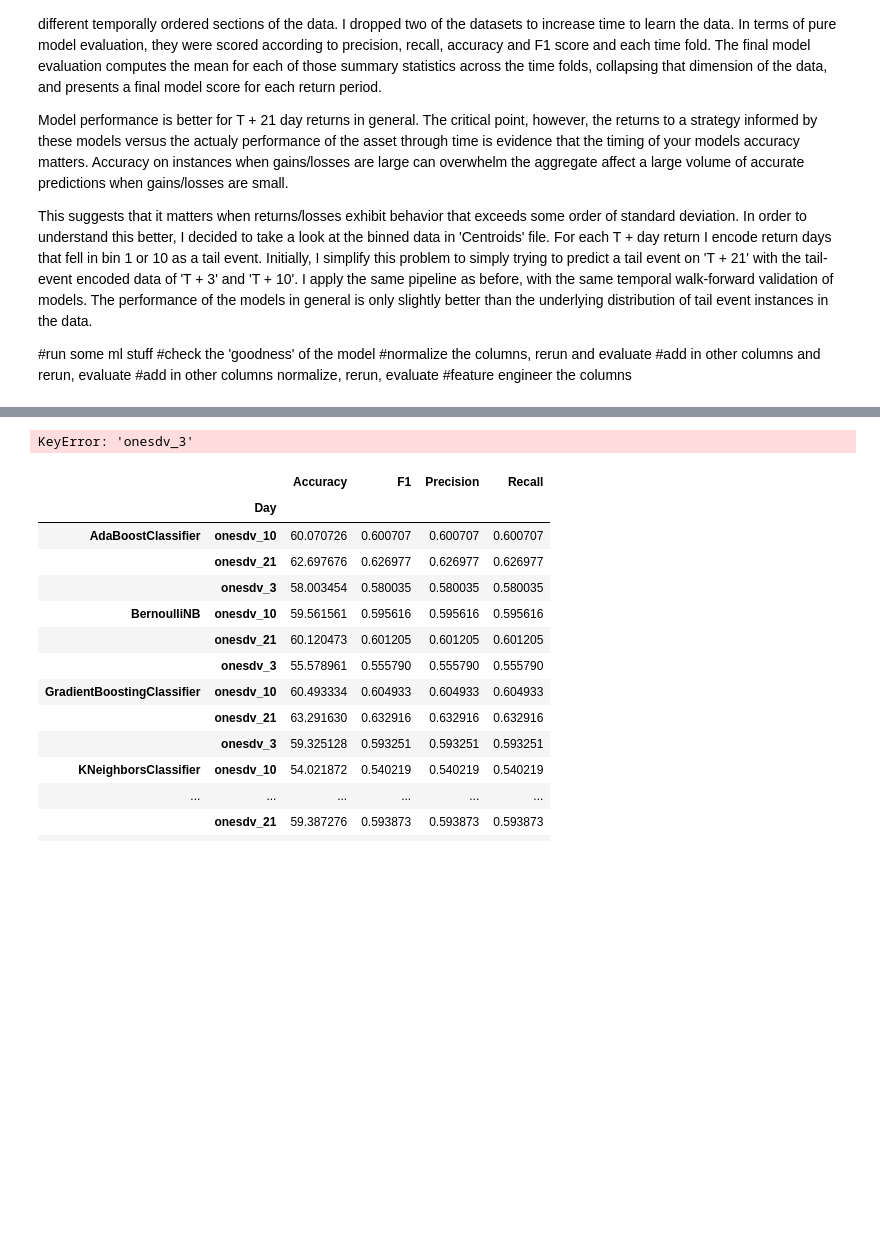
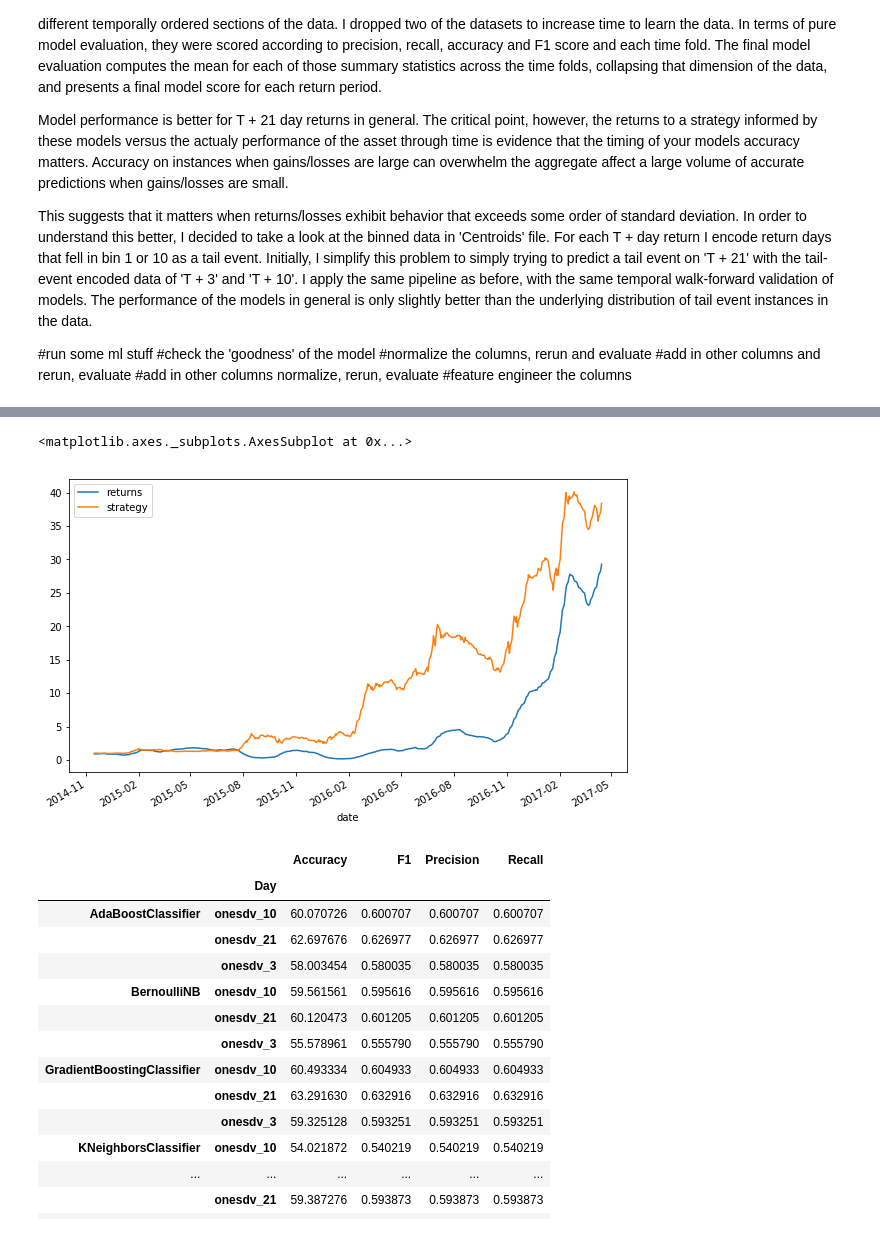
Before and after one commit to eliekawerk/trading, a Jupyter notebook: spx_ml.ipynb, the cells around one changed output, grey strips where cells are left out. Saved outputs shown, nothing was run; the diff lists cells and outputs as text; code cells hidden in the pictures; blank space fills up the shorter version.

```diff
--- a/spx_ml.ipynb
+++ b/spx_ml.ipynb
@@ -168,3 +191,9 @@ log = log.dropna(axis=1)
+# %%
+model_test_period_returns['RandomForestClassifier_21'][['returns', 'strategy']].dropna().cumsum(
+                ).apply(np.exp).plot(figsize=(10,6))
+# %% [output]
+<matplotlib.axes._subplots.AxesSubplot at 0x...>
+[figure, added]
 # %%
 centroids = pd.read_csv('/Users/livingdharma/Downloads/ProgrammingTest/spxFwdRetHistQCentroids.csv')
 centroids['date'] = centroids['Date'].apply(xldate_to_datetime)
@@ -208,52 +237,47 @@ classifiers = [
 log_cols=["Day", "Classifier", "Fold", "Accuracy", "Precision", "Recall", "F1"]
 log = pd.DataFrame(columns=log_cols)
 
-test_pred_cols = ['Day', 'Classifier', 'Predictions']
-test_preds = pd.DataFrame(columns=test_pred_cols)
+# test_pred_cols = ['Day', 'Classifier', 'Predictions']
+# test_preds = pd.DataFrame(columns=test_pred_cols)
 
 model_test_period_returns = {}
 
-#todo
+
 for day in ["onesdv_3", "onesdv_10", "onesdv_21"]:
 
     for clf in classifiers:
 
+        name = clf.__class__.__name__
+
         tscv = TimeSeriesSplit(n_splits=10)
         fold = 1
         for train_index, test_index in tscv.split(features_targets[features]):
-            #print(test_index)
+
+            #accounting
             X_train = features_targets[features][:train_index[-1]]
             y_train = features_targets[day][:train_index[-1]]
             X_test = features_targets[features][train_index[-1]:]
             y_test = features_targets[day][train_index[-1]:]
 
 
+            #ml magic
+            clf.fit(X_train, y_train)
+            test_predictions = clf.predict(X_test)
 
-            clf.fit(X_train, y_train)
-            name = clf.__class__.__name__
-
-        test_predictions = clf.predict(X_test)
-        entry = pd.DataFrame([[day, name, pd.Series(test_predictions)]], columns=test_pred_cols)
-        entry = entry.set_index([day,name])
-        test_preds = test_preds.append(entry)
+            #compute our metrics
+            acc = accuracy_score(y_test.values, test_predictions)
+            precision = precision_score(y_test.values, test_predictions, average='micro')
+            recall = recall_score(y_test.values, test_predictions, average='micro')
+            f1 = f1_score(y_test.values, test_predictions, average='micro')
 
 
+            #accounting and bookkeeping
+            log_entry = pd.DataFrame([[day, name, fold, acc*100, precision, recall, f1]], columns=log_cols)
+            log_entry = log_entry.set_index(keys='Classifier')
+            log = log.append(log_entry)
+            fold += 1
 
-#             acc = accuracy_score(y_test.values, test_predictions)
+        #lets see our models perform in the final test period
+        model_test_period_returns[str(name) + '_' + day ] = evaluate_model(test_predictions, features_targets['return_' + day.split('_')[1]][train_index[-1]:])
 
-
-#             precision = precision_score(y_test.values, test_predictions, average='micro')
-#             recall = recall_score(y_test.values, test_predictions, average='micro')
-#             f1 = f1_score(y_test.values, test_predictions, average='micro')
-
-
-
-#             log_entry = pd.DataFrame([[day, name, fold, acc*100, precision, recall, f1]], columns=log_cols)
-#             log_entry = log_entry.set_index(keys='Classifier')
-#             log = log.append(log_entry)
-#             fold += 1
-#         model_test_period_returns[str(name) + '_' + day ] = evaluate_model(test_predictions, features_targets['return_' + day.split('_')[1]][train_index[-1]:])
-
-# log = log.dropna(axis=1)
+log = log.dropna(axis=1)
-# %% [output]
-KeyError: 'onesdv_3'
```
Also changed, not shown: parts of 8 cells of this notebook.
